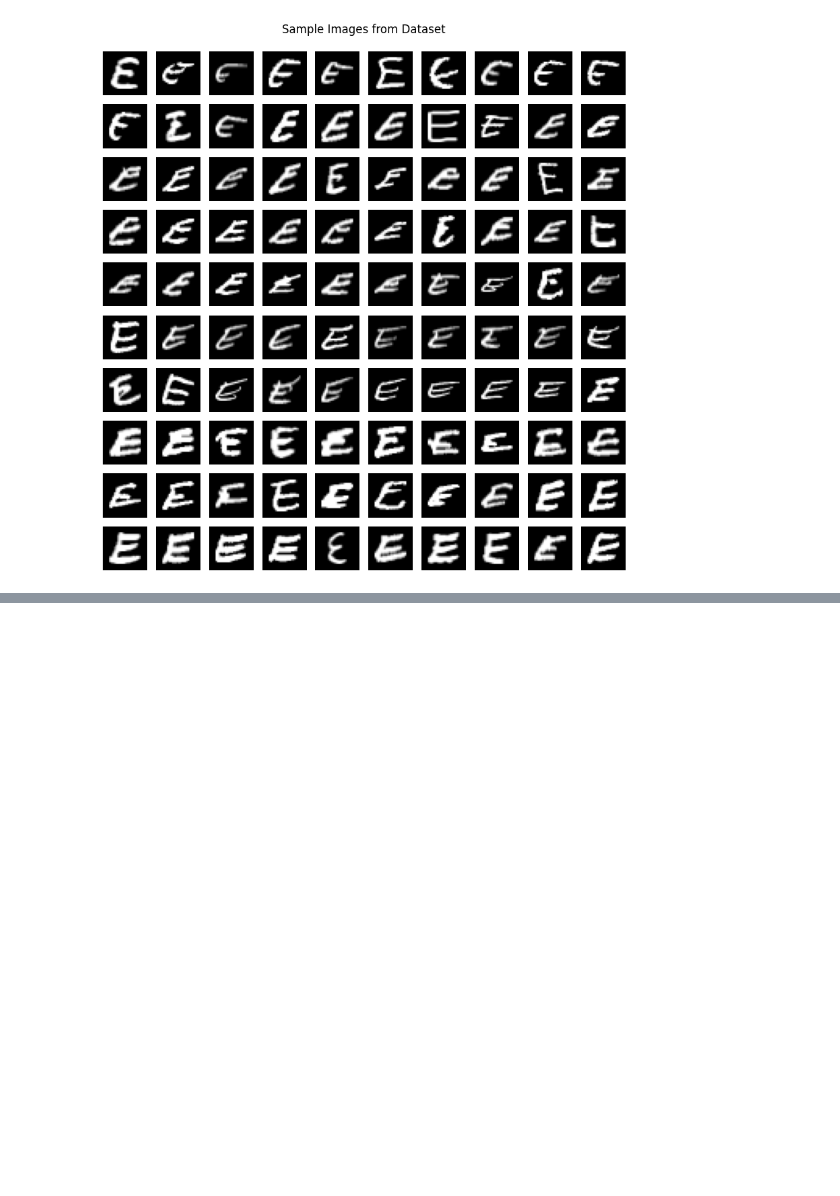
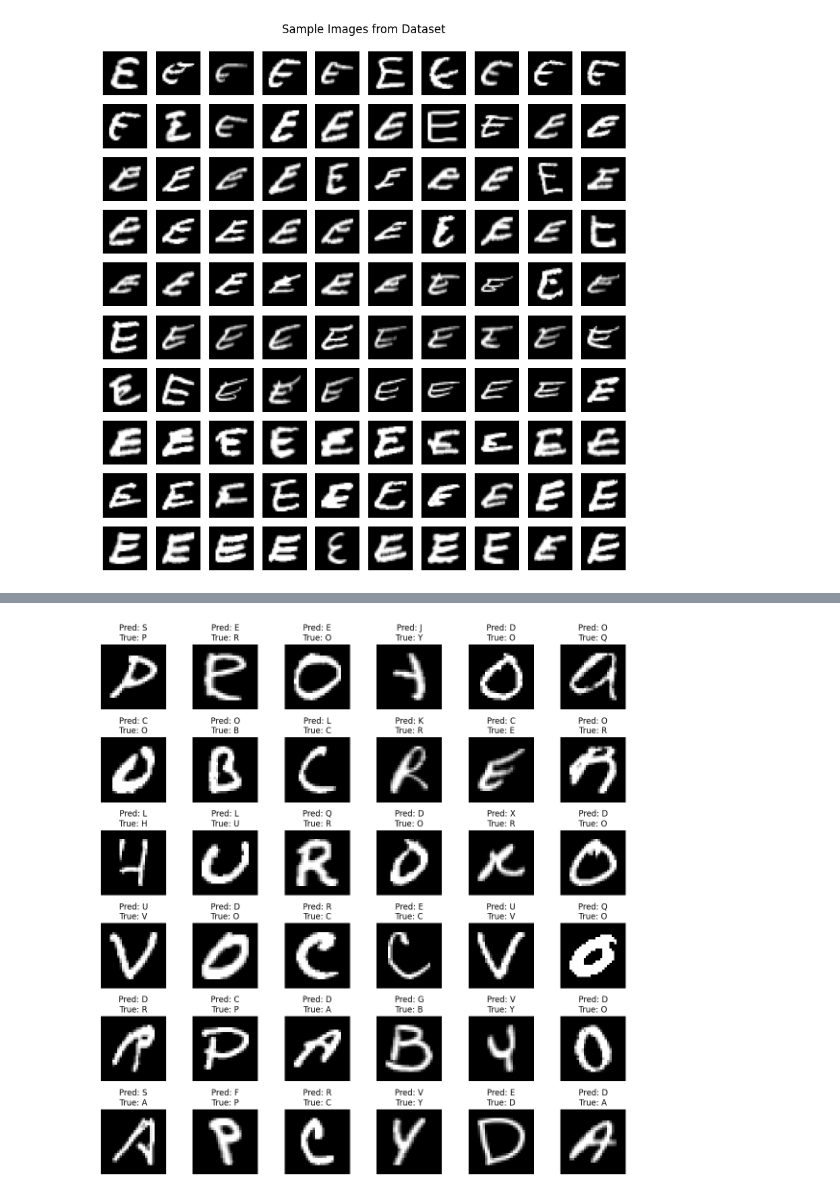
Before and after one commit to rmlan/iml, a Jupyter notebook: main.ipynb, the cells around one changed output, grey strips where cells are left out. Saved outputs shown, nothing was run; the diff lists cells and outputs as text; code cells hidden in the pictures; blank space fills up the shorter version.

```diff
--- a/main.ipynb
+++ b/main.ipynb
@@ -39,3 +47,19 @@ for i in range(100):
     plt.axis('off')
 # %% [output]
 [figure]
+# %%
+def normalize_z_score(batch):
+    """
+    Standardizes each image in a (N, Height, Width) batch to Mean=0, Std=1.
+    """
+    # 1. Calculate Mean and Standard Deviation per image
+    means = batch.mean(axis=(1, 2), keepdims=True)
+    stds = batch.std(axis=(1, 2), keepdims=True)
+
+    epsilon = 1e-7
+
+    # 2. Apply the Z-score formula: (x - mean) / std
+    standardized_batch = (batch - means) / (stds + epsilon)
+
+    return standardized_batch
+X = normalize_z_score(X)
@@ -41,0 +69,10 @@ for i in range(100):
+# %%
+X_val, X_test, y_val, y_test = train_test_split(
+    X,
+    y_raw,
+    test_size=0.15,      # 20% goes to the test set, 80% to the val set
+    random_state=42,     # Sets a seed so you get the exact same split every time
+    stratify=y_raw # CRITICAL FOR CLASSIFICATION
+)
+y_test = to_categorical(y_test, num_classes=26)
+y_val = to_categorical(y_val, num_classes=26)
@@ -41,0 +170,4 @@ for i in range(100):
+# %%
+small = load_model('small.keras')
+loss, accuracy = small.evaluate(X_val, y_val)
+print(f"Test Accuracy: {accuracy * 100:.2f}%")
@@ -41,0 +177,5 @@ for i in range(100):
+# %%
+predictions_s_raw = small.predict(X_test)
+predictions_s = np.argmax(predictions_s_raw, axis=1)
+labels = np.argmax(y_test, axis=1)
+del predictions_s_raw
@@ -41,0 +184,12 @@ for i in range(100):
+# %%
+mistakes = np.where(predictions_s != labels)[0]
+plt.figure(figsize=(12, 12))
+for i in range(36):
+    num = random.randint(0, len(mistakes) - 1)
+    plt.subplot(6, 6, i + 1)
+    plt.imshow(X_test[mistakes[num]].reshape(28, 28), cmap='gray')
+    plt.title(f"Pred: {chr(predictions_s[mistakes[num]] + 65)}\nTrue: {chr(labels[mistakes[num]] + 65)}")
+    plt.tight_layout()
+    plt.axis('off')
+# %% [output]
+[figure, added]
```
Also changed, not shown: parts of 19 cells of this notebook, 4 other files.
